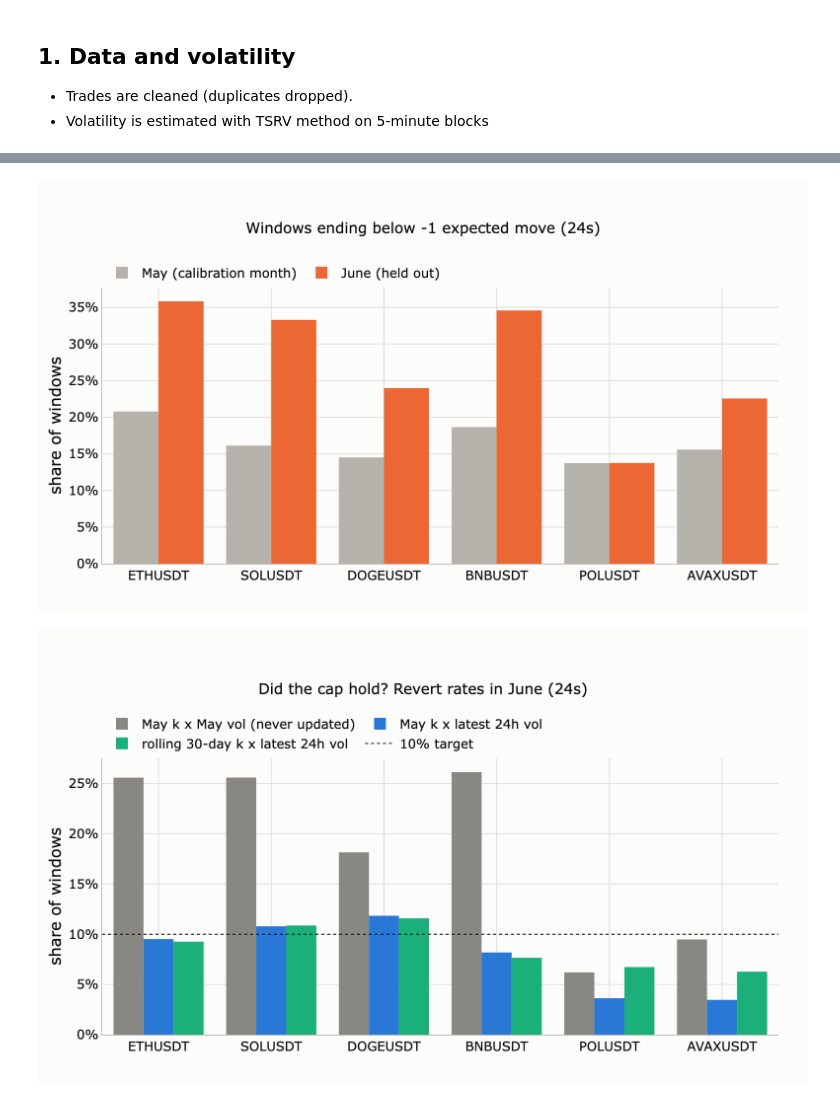
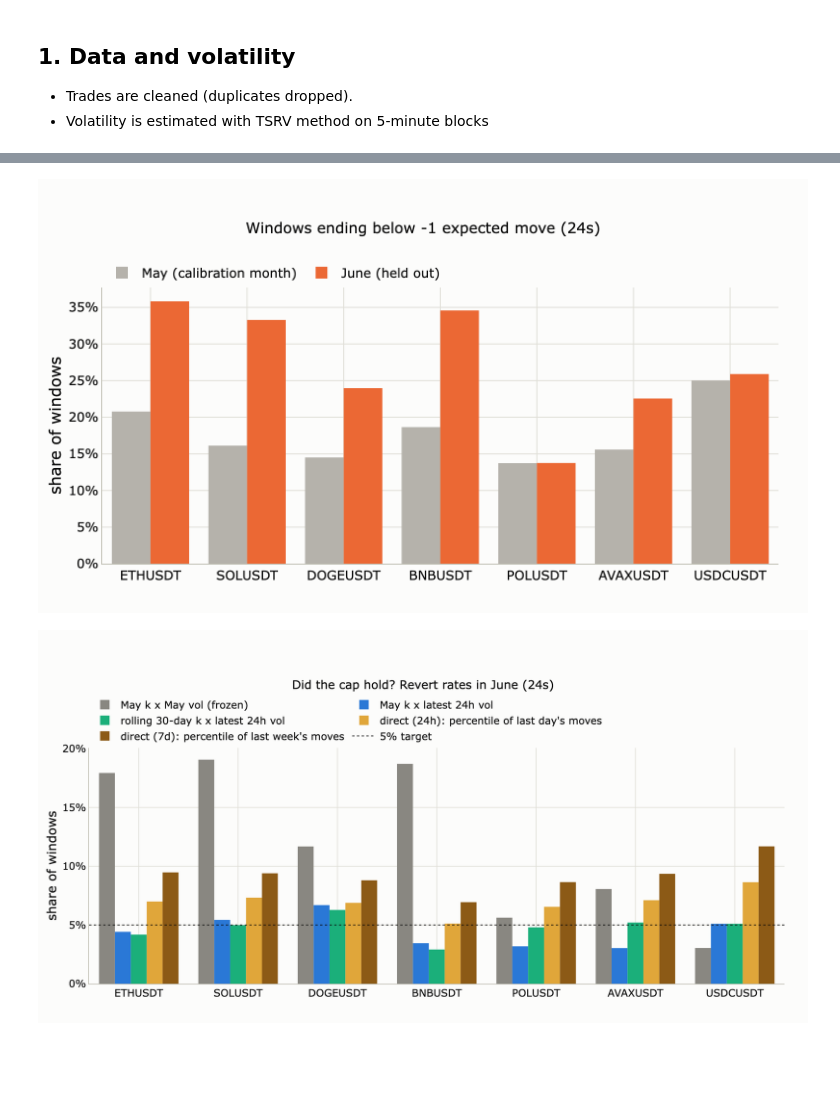
Before and after one commit to cowprotocol/penalty-research, a Jupyter notebook: penalty_cap_empirical_approach.ipynb, the cells around one changed output, grey strips where cells are left out. Saved outputs shown, nothing was run; the diff lists cells and outputs as text; code cells hidden in the pictures; blank space fills up the shorter version.

Commit message:
Penalty cap notebook: 5% target, USDC/POL/AVAX pairs, direct percentile method comparison (#12)

```diff
--- a/penalty_cap_empirical_approach.ipynb
+++ b/penalty_cap_empirical_approach.ipynb
@@ -18,15 +18,15 @@ import plotly.graph_objects as go
 import plotly.io as pio
 from plotly.subplots import make_subplots
 
-T_EXCL = 24                        # main exclusivity window (s), ~2 mainnet blocks used in the notebook for illustrative purposes
-T_GRID = [12, 24, 36]              # 1 / 2 / 3 mainnet blocks, variations of exclusivity window
-Q_TARGET = 0.10                    # target revert rate
+T_EXCL = 24                        # headline exclusivity window (s), ~2 mainnet blocks
+T_GRID = [12, 24, 36]              # 1 / 2 / 3 mainnet blocks
+Q_TARGET = 0.05                    # target revert rate
 
-
+# ---- plotting: static plotly ----
 pio.renderers.default = "png"
 pio.renderers["png"].scale = 2
 C_PAIR = {"ETHUSDT": "#2a78d6", "SOLUSDT": "#1baf7a", "DOGEUSDT": "#eb6834", "BNBUSDT": "#4a3aa7",
-          "POLUSDT": "#8247e5", "AVAXUSDT": "#c22f2f"}
+          "POLUSDT": "#8247e5", "AVAXUSDT": "#c22f2f", "USDCUSDT": "#c9a227"}
 PAIRS = list(C_PAIR)
 GRAY, INK, GRID, SURF, AXIS = "#898781", "#0b0b0b", "#e1e0d9", "#fcfcfb", "#c3c2b7"
 
@@ -38,3 +38,4 @@ def style(fig, w=1050, h=430, title=None):
     fig.update_xaxes(gridcolor=GRID, zeroline=False, linecolor=AXIS)
     fig.update_yaxes(gridcolor=GRID, zeroline=False, linecolor=AXIS)
     return fig
+print("params set")
@@ -266,12 +269,13 @@ fig.show()
 # %%
 TEST, K_ROLL = {p: {} for p in PAIRS}, {p: {} for p in PAIRS}
+DIR_CAP, DIR7_CAP, ROLL_CAP = {p: {} for p in PAIRS}, {p: {} for p in PAIRS}, {p: {} for p in PAIRS}
 print(f"{'pair':10s} {'T(s)':>5s} {'n':>7s} {'below -1 May':>13s} {'below -1 June':>14s} "
-      f"{'Mayk x Mayvol':>14s} {'Mayk x 24h':>11s} {'rollk x 24h':>12s}   (test June 1-10)")
+      f"{'Mayk x Mayvol':>14s} {'Mayk x 24h':>11s} {'rollk x 24h':>12s} {'direct 24h':>11s} {'direct 7d':>10s}   (test June 1-10)")
 for p in PAIRS:
     for T in T_GRID:
         sT_tr = sigma_T(p, T)
         below_tr = float(np.mean(moves_over(p, DAYS_TRAIN, T) < -sT_tr))
-        below_te, rev_may, rev_daily, rev_roll, ks = [], [], [], [], []
+        below_te, rev_may, rev_daily, rev_roll, rev_dir, rev_dir7, ks, dcaps, d7caps, rcaps = [], [], [], [], [], [], [], [], [], []
         for d in DAYS_TEST:
             i = POOL_DAYS.index(d)
             trail = POOL_DAYS[i - 30: i]                       # latest 30 days before d
@@ -279,25 +283,40 @@ for p in PAIRS:
             sig30 = float(np.nanmedian(np.concatenate([DAY_BLOCKS[p][dd] for dd in trail])))
             k_r = -float(np.quantile(mv30, Q_TARGET))/(sig30*np.sqrt(T))
             ks.append(k_r)
+            # direct method: rank past T-window moves, cap = the target percentile (24h and 7d lookbacks)
+            cap_dir = -float(np.quantile(moves_over(p, [POOL_DAYS[i - 1]], T), Q_TARGET))
+            cap_dir7 = -float(np.quantile(moves_over(p, POOL_DAYS[i - 7: i], T), Q_TARGET))
+            dcaps.append(cap_dir)
+            d7caps.append(cap_dir7)
             mv = moves_over(p, [d], T)
             sT_prev = SIGMA_1S_PREV[p][d]*np.sqrt(T)
             below_te.append(mv < -sT_tr)
             rev_may.append(mv < -K_EMP[p][T]*sT_tr)
             rev_daily.append(mv < -K_EMP[p][T]*sT_prev)
             rev_roll.append(mv < -k_r*sT_prev)
+            rev_dir.append(mv < -cap_dir)
+            rev_dir7.append(mv < -cap_dir7)
+            rcaps.append(k_r*sT_prev)
         K_ROLL[p][T] = (min(ks), max(ks))
+        DIR_CAP[p][T] = float(np.mean(dcaps))
+        DIR7_CAP[p][T] = float(np.mean(d7caps))
+        ROLL_CAP[p][T] = float(np.mean(rcaps))
         below = float(np.mean(np.concatenate(below_te)))
         r_may = float(np.mean(np.concatenate(rev_may)))
         r_daily = float(np.mean(np.concatenate(rev_daily)))
         r_roll = float(np.mean(np.concatenate(rev_roll)))
+        r_dir = float(np.mean(np.concatenate(rev_dir)))
+        r_dir7 = float(np.mean(np.concatenate(rev_dir7)))
         n = sum(len(a) for a in below_te)
-        TEST[p][T] = (below_tr, below, r_may, r_daily, r_roll, n)
+        TEST[p][T] = (below_tr, below, r_may, r_daily, r_roll, r_dir, r_dir7, n)
         print(f"{p:10s} {T:5d} {n:7,} {below_tr:13.1%} {below:14.1%} "
-              f"{r_may:14.1%} {r_daily:11.1%} {r_roll:12.1%}")
+              f"{r_may:14.1%} {r_daily:11.1%} {r_roll:12.1%} {r_dir:11.1%} {r_dir7:10.1%}")
 print()
 print("below -1: share of windows ending below start minus one expected move (May band).")
 print("Mayk x Mayvol = frozen | Mayk x 24h = May k, previous-day vol | "
-      "rollk x 24h = trailing-30-day k, previous-day vol.")
+      "rollk x 24h = trailing-30-day k, previous-day vol | "
+      "direct (24h) = target percentile of the previous day's window moves, no k / vol / sqrt(T) | "
+      "direct (7d) = same, over the trailing 7 days.")
 print()
 print(f"rolling k range across the June days, {T_EXCL}s window (May k for reference):")
 for p in PAIRS:
@@ -316,17 +335,21 @@ fig.show()
 
 fig = go.Figure()
 fig.add_trace(go.Bar(x=PAIRS, y=[TEST[p][T_EXCL][2] for p in PAIRS],
-                     name="May k x May vol (never updated)", marker_color="#898781"))
+                     name="May k x May vol (frozen)", marker_color="#898781"))
 fig.add_trace(go.Bar(x=PAIRS, y=[TEST[p][T_EXCL][3] for p in PAIRS],
                      name="May k x latest 24h vol", marker_color="#2a78d6"))
 fig.add_trace(go.Bar(x=PAIRS, y=[TEST[p][T_EXCL][4] for p in PAIRS],
                      name="rolling 30-day k x latest 24h vol", marker_color="#1baf7a"))
+fig.add_trace(go.Bar(x=PAIRS, y=[TEST[p][T_EXCL][5] for p in PAIRS],
+                     name="direct (24h): percentile of last day's moves", marker_color="#e0a63a"))
+fig.add_trace(go.Bar(x=PAIRS, y=[TEST[p][T_EXCL][6] for p in PAIRS],
+                     name="direct (7d): percentile of last week's moves", marker_color="#8c5a16"))
 fig.add_hline(y=Q_TARGET, line=dict(color=INK, dash="dot", width=1))
 fig.add_trace(go.Scatter(x=[None], y=[None], mode="lines",
-                         line=dict(color=INK, dash="dot", width=1), name="10% target"))
+                         line=dict(color=INK, dash="dot", width=1), name=f"{Q_TARGET:.0%} target"))
 fig.update_yaxes(title="share of windows", tickformat=".0%")
-style(fig, w=780, h=460, title=f"Did the cap hold? Revert rates in June ({T_EXCL}s)")
-fig.update_layout(barmode="group", margin=dict(t=130),
+style(fig, w=980, h=500, title=f"Did the cap hold? Revert rates in June ({T_EXCL}s)")
+fig.update_layout(barmode="group", margin=dict(t=150),
                   legend=dict(orientation="h", yanchor="bottom", y=1.0, x=0.0))
 fig.show()
 # %% [output]
@@ -350,2 +373,2 @@ BNBUSDT       24  35,990         18.7%          34.6%          26.1%        8.2%
-[figure, old version]
+[figure, new version]
-[figure, old version]
+[figure, new version]
```
Also changed, not shown: parts of 13 cells of this notebook.
